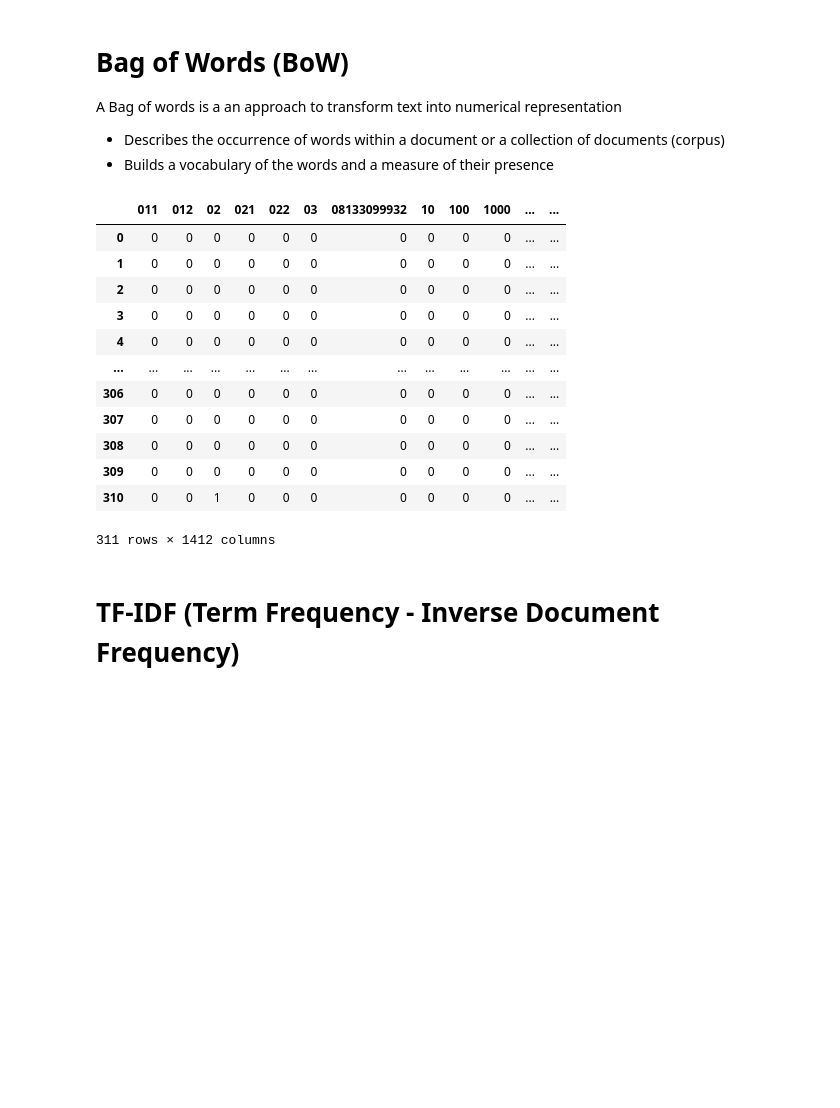
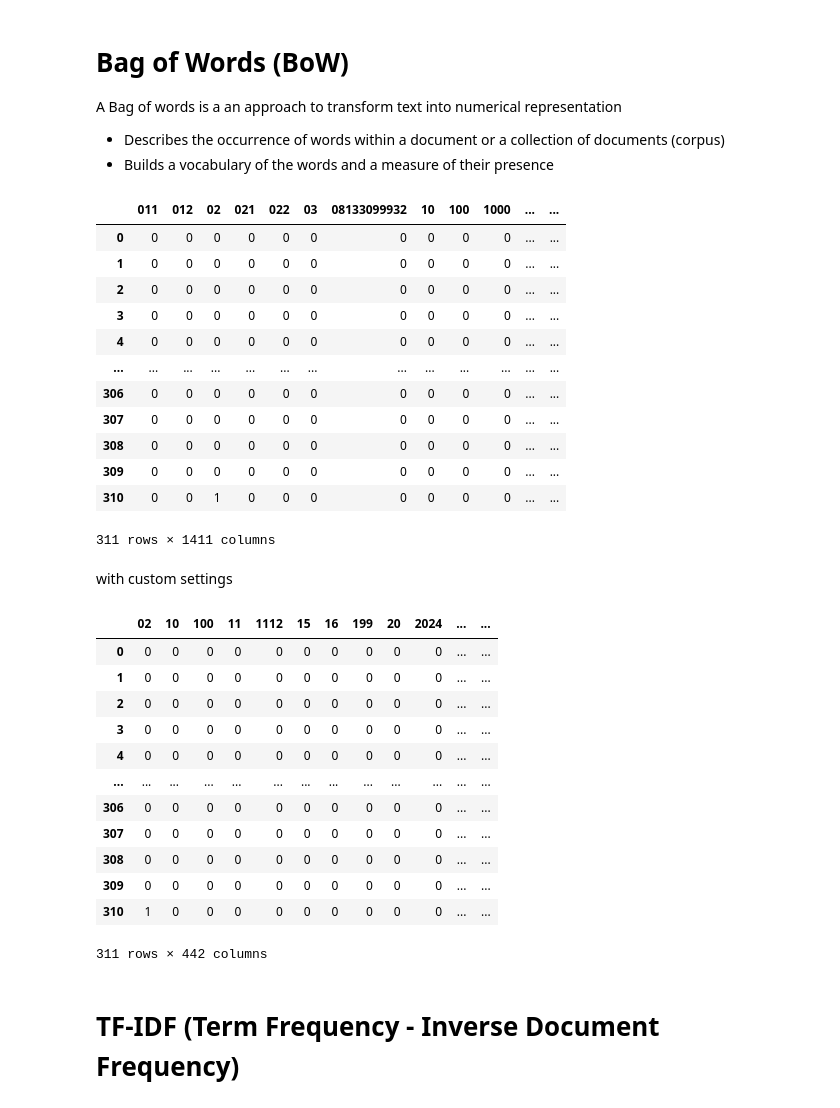
Before and after one commit to farhanwew/NLP-RKA, a Jupyter notebook: week 3/Feature Extraction/feature_extraction.ipynb, the cells around one changed output. Drawn from its saved outputs; the diff is of its cells as text; code cells hidden in the pictures; blank space fills up the shorter version.

```diff
--- a/week 3/Feature Extraction/feature_extraction.ipynb
+++ b/week 3/Feature Extraction/feature_extraction.ipynb
@@ -100,7 +122,7 @@ A Bag of words is a an approach to transform text into numerical representation
 - Builds a vocabulary of the words and a measure of their presence
 # %%
 vectorizer = CountVectorizer()
-X_bow = vectorizer.fit_transform(corpus[''])
+X_bow = vectorizer.fit_transform(corpus['string'])
 pd.DataFrame(X_bow.toarray(), columns=vectorizer.get_feature_names_out())
 # %% [output]
 |  | 011 | 012 | 02 | 021 | 022 | 03 | 08133099932 | 10 | 100 | 1000 | ... | ... |
@@ -115,7 +137,27 @@ pd.DataFrame(X_bow.toarray(), columns=vectorizer.get_feature_names_out())
 | 308 | 0 | 0 | 0 | 0 | 0 | 0 | 0 | 0 | 0 | 0 | ... | ... |
 | 309 | 0 | 0 | 0 | 0 | 0 | 0 | 0 | 0 | 0 | 0 | ... | ... |
 | 310 | 0 | 0 | 1 | 0 | 0 | 0 | 0 | 0 | 0 | 0 | ... | ... |
-311 rows × 1412 columns
+311 rows × 1411 columns
+# %% [markdown]
+with custom settings
+# %%
+vectorizer = CountVectorizer(max_df=0.9, min_df=2)
+X_bow = vectorizer.fit_transform(corpus['string'])
+pd.DataFrame(X_bow.toarray(), columns=vectorizer.get_feature_names_out())
+# %% [output]
+|  | 02 | 10 | 100 | 11 | 1112 | 15 | 16 | 199 | 20 | 2024 | ... | ... |
+| 0 | 0 | 0 | 0 | 0 | 0 | 0 | 0 | 0 | 0 | 0 | ... | ... |
+| 1 | 0 | 0 | 0 | 0 | 0 | 0 | 0 | 0 | 0 | 0 | ... | ... |
+| 2 | 0 | 0 | 0 | 0 | 0 | 0 | 0 | 0 | 0 | 0 | ... | ... |
+| 3 | 0 | 0 | 0 | 0 | 0 | 0 | 0 | 0 | 0 | 0 | ... | ... |
+| 4 | 0 | 0 | 0 | 0 | 0 | 0 | 0 | 0 | 0 | 0 | ... | ... |
+| ... | ... | ... | ... | ... | ... | ... | ... | ... | ... | ... | ... | ... |
+| 306 | 0 | 0 | 0 | 0 | 0 | 0 | 0 | 0 | 0 | 0 | ... | ... |
+| 307 | 0 | 0 | 0 | 0 | 0 | 0 | 0 | 0 | 0 | 0 | ... | ... |
+| 308 | 0 | 0 | 0 | 0 | 0 | 0 | 0 | 0 | 0 | 0 | ... | ... |
+| 309 | 0 | 0 | 0 | 0 | 0 | 0 | 0 | 0 | 0 | 0 | ... | ... |
+| 310 | 1 | 0 | 0 | 0 | 0 | 0 | 0 | 0 | 0 | 0 | ... | ... |
+311 rows × 442 columns
 # %% [markdown]
 # TF-IDF (Term Frequency - Inverse Document Frequency)
 # %%
```
Also changed, not shown: parts of 9 cells of this notebook, 3 other files.
